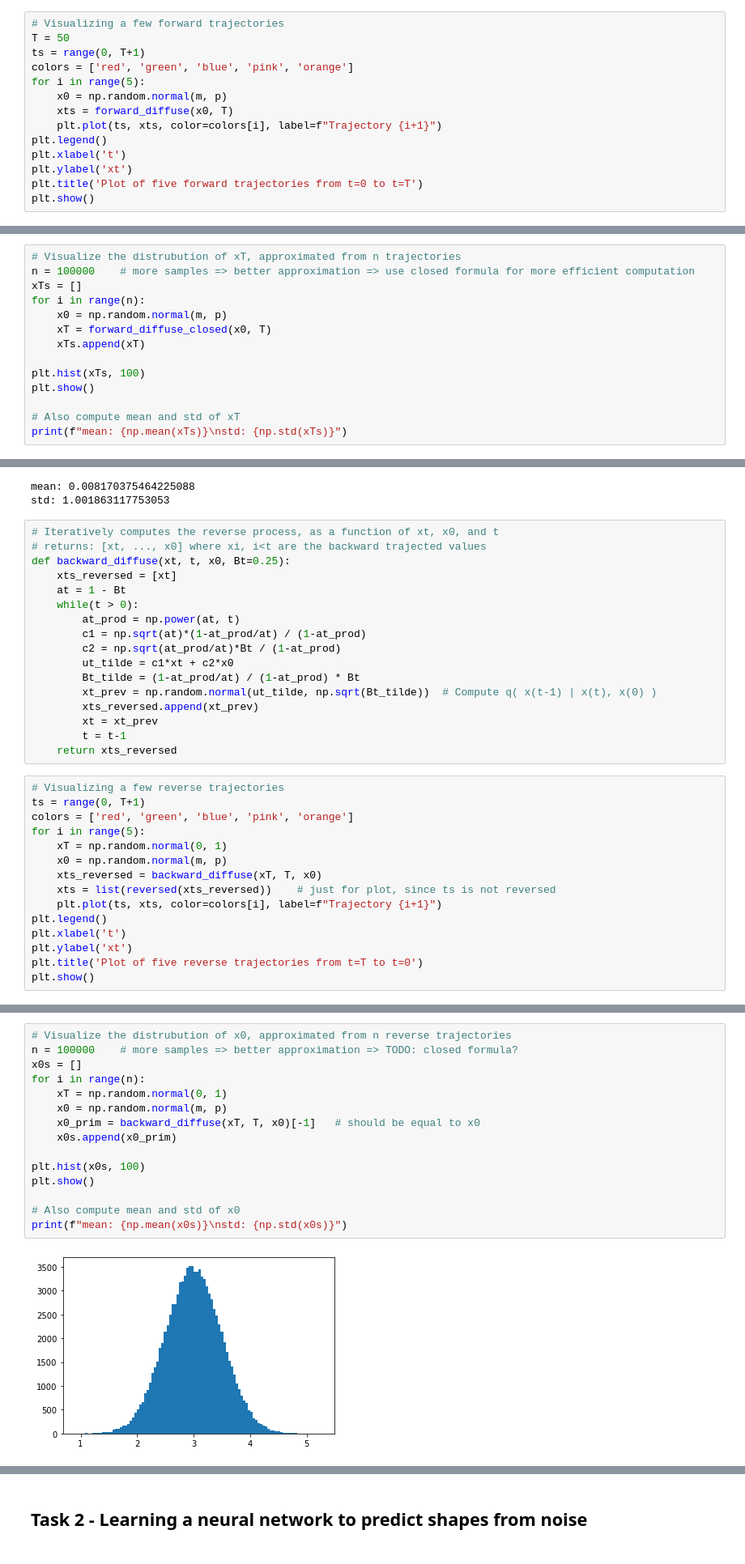
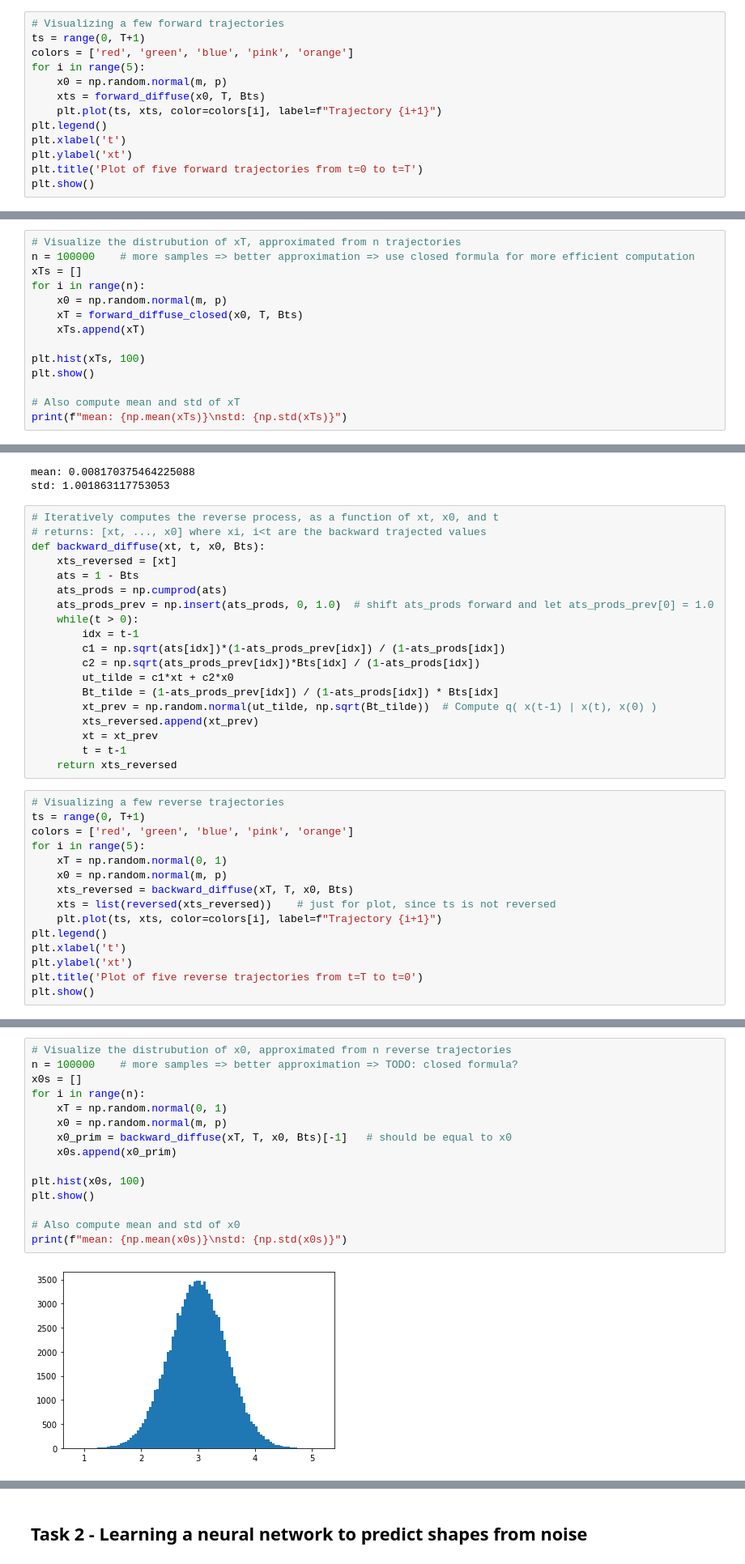
Before and after one commit to ZyzzGit/diffusion, a Jupyter notebook: DiffusionProcess.ipynb, the cells around one changed output, grey strips where cells are left out. Shown at 81% size. Drawn from its saved outputs; the diff is of its cells as text.

```diff
--- a/DiffusionProcess.ipynb
+++ b/DiffusionProcess.ipynb
@@ -57,12 +67,11 @@ def forward_diffuse_closed(x0, T, Bt=0.25):
     return np.random.normal(uT, sigmaT)
 # %%
 # Visualizing a few forward trajectories
-T = 50
 ts = range(0, T+1)
 colors = ['red', 'green', 'blue', 'pink', 'orange']
 for i in range(5):
     x0 = np.random.normal(m, p)
-    xts = forward_diffuse(x0, T)
+    xts = forward_diffuse(x0, T, Bts)
     plt.plot(ts, xts, color=colors[i], label=f"Trajectory {i+1}")
 plt.legend()
 plt.xlabel('t')
@@ -77,7 +86,7 @@ n = 100000    # more samples => better approximation => use closed formula for m
 xTs = []
 for i in range(n):
     x0 = np.random.normal(m, p)
-    xT = forward_diffuse_closed(x0, T)
+    xT = forward_diffuse_closed(x0, T, Bts)
     xTs.append(xT)
 
 plt.hist(xTs, 100)
@@ -92,15 +101,17 @@ std: 1.001863117753053
 # %%
 # Iteratively computes the reverse process, as a function of xt, x0, and t
 # returns: [xt, ..., x0] where xi, i<t are the backward trajected values
-def backward_diffuse(xt, t, x0, Bt=0.25):
+def backward_diffuse(xt, t, x0, Bts):
     xts_reversed = [xt]
-    at = 1 - Bt
+    ats = 1 - Bts
+    ats_prods = np.cumprod(ats)
+    ats_prods_prev = np.insert(ats_prods, 0, 1.0)  # shift ats_prods forward and let ats_prods_prev[0] = 1.0
     while(t > 0):
-        at_prod = np.power(at, t)
-        c1 = np.sqrt(at)*(1-at_prod/at) / (1-at_prod)
-        c2 = np.sqrt(at_prod/at)*Bt / (1-at_prod)
+        idx = t-1
+        c1 = np.sqrt(ats[idx])*(1-ats_prods_prev[idx]) / (1-ats_prods[idx])
+        c2 = np.sqrt(ats_prods_prev[idx])*Bts[idx] / (1-ats_prods[idx])
         ut_tilde = c1*xt + c2*x0
-        Bt_tilde = (1-at_prod/at) / (1-at_prod) * Bt
+        Bt_tilde = (1-ats_prods_prev[idx]) / (1-ats_prods[idx]) * Bts[idx]
         xt_prev = np.random.normal(ut_tilde, np.sqrt(Bt_tilde))  # Compute q( x(t-1) | x(t), x(0) )
         xts_reversed.append(xt_prev)
         xt = xt_prev
@@ -113,7 +124,7 @@ colors = ['red', 'green', 'blue', 'pink', 'orange']
 for i in range(5):
     xT = np.random.normal(0, 1)
     x0 = np.random.normal(m, p)
-    xts_reversed = backward_diffuse(xT, T, x0)
+    xts_reversed = backward_diffuse(xT, T, x0, Bts)
     xts = list(reversed(xts_reversed))    # just for plot, since ts is not reversed
     plt.plot(ts, xts, color=colors[i], label=f"Trajectory {i+1}")
 plt.legend()
@@ -126,17 +137,17 @@ plt.show()
 # %%
 # Visualize the distrubution of x0, approximated from n reverse trajectories
 n = 100000    # more samples => better approximation => TODO: closed formula?
 x0s = []
 for i in range(n):
     xT = np.random.normal(0, 1)
     x0 = np.random.normal(m, p)
-    x0_prim = backward_diffuse(xT, T, x0)[-1]   # should be equal to x0
+    x0_prim = backward_diffuse(xT, T, x0, Bts)[-1]   # should be equal to x0
     x0s.append(x0_prim)
 
 plt.hist(x0s, 100)
 plt.show()
 
 # Also compute mean and std of x0
 print(f"mean: {np.mean(x0s)}\nstd: {np.std(x0s)}")
 # %% [output]
-[figure, old version]
+[figure, new version]
```
Also changed, not shown: parts of 4 cells of this notebook.
